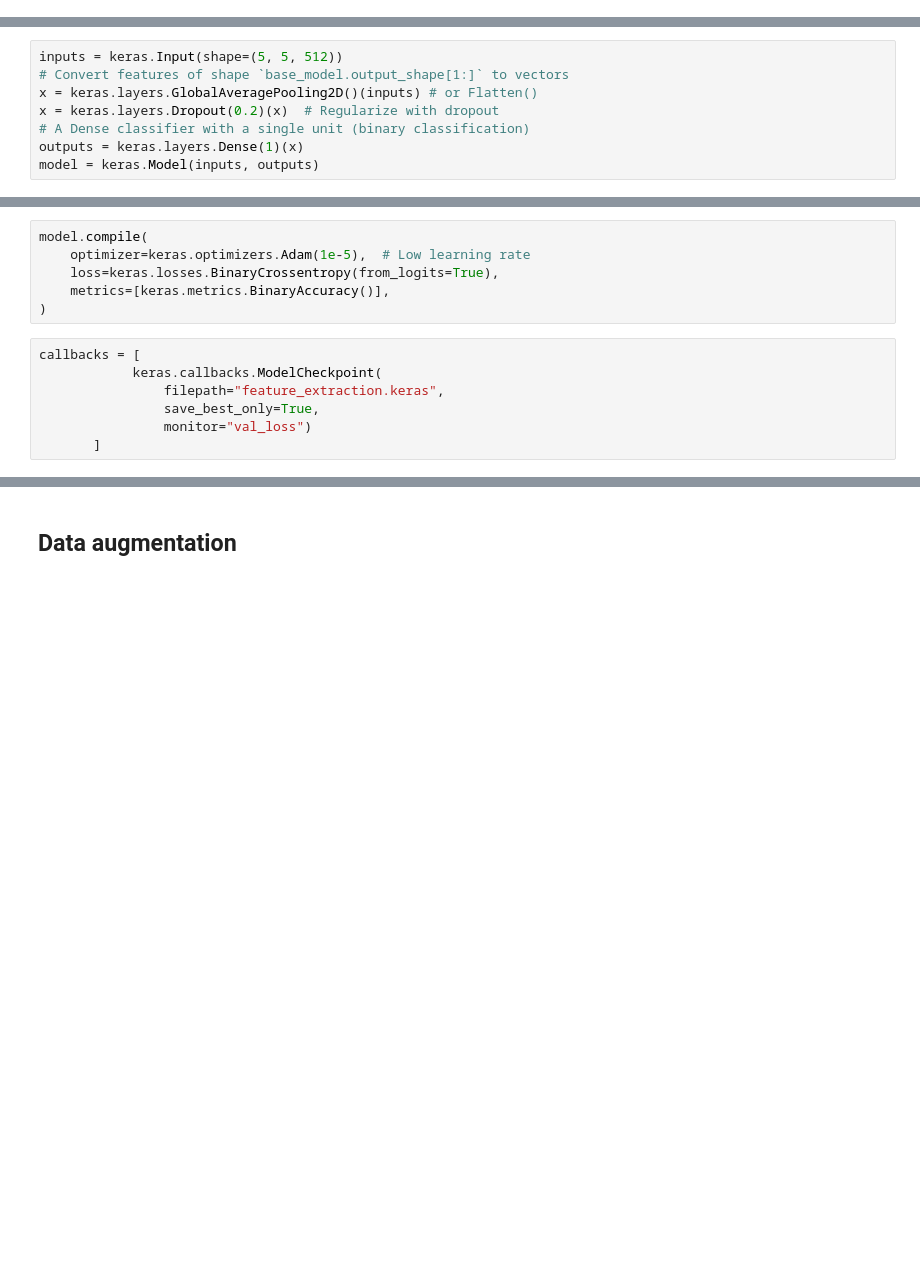
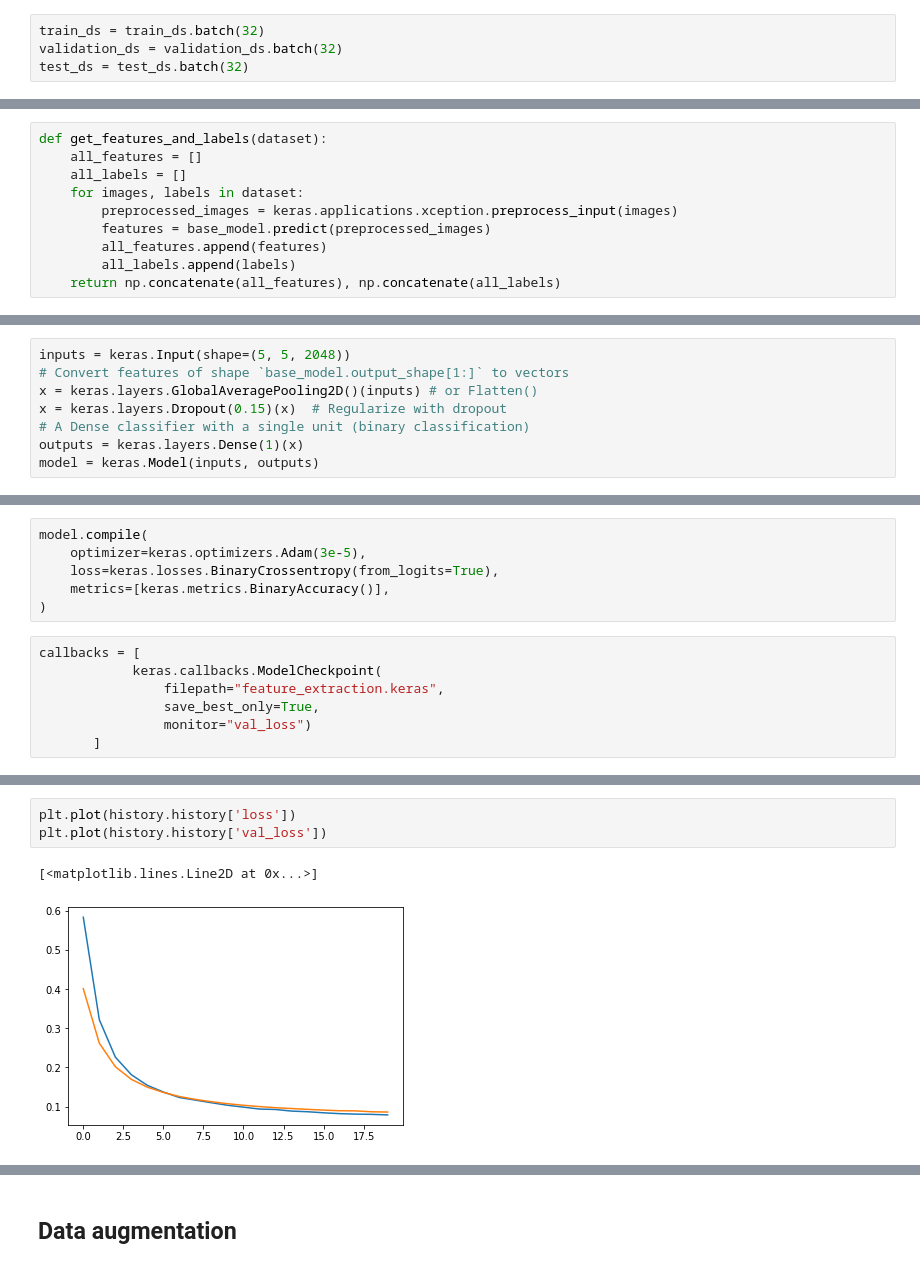
Before and after one commit to univai-community/cnns_and_tl, a Jupyter notebook: CVFineTuning.ipynb, the cells around one changed output, grey strips where cells are left out. Drawn from its saved outputs; the diff is of its cells as text; blank space fills up the shorter version.

````diff
--- a/CVFineTuning.ipynb
+++ b/CVFineTuning.ipynb
@@ -96,0 +96,4 @@ test_features, test_labels = get_features_and_labels(test_ds)
+# %%
+train_ds = train_ds.batch(32)
+validation_ds = validation_ds.batch(32)
+test_ds = test_ds.batch(32)
@@ -103,3 +120,13 @@ inputs = keras.Input(shape=(150, 150, 3))
 scale_layer = keras.layers.Rescaling(scale=1 / 127.5, offset=-1)
 x = scale_layer(inputs)
 ```
+# %%
+def get_features_and_labels(dataset):
+    all_features = []
+    all_labels = []
+    for images, labels in dataset:
+        preprocessed_images = keras.applications.xception.preprocess_input(images)
+        features = base_model.predict(preprocessed_images)
+        all_features.append(features)
+        all_labels.append(labels)
+    return np.concatenate(all_features), np.concatenate(all_labels)
@@ -106,8 +159,8 @@ x = scale_layer(inputs)
 # %%
-inputs = keras.Input(shape=(5, 5, 512))
+inputs = keras.Input(shape=(5, 5, 2048))
 # Convert features of shape `base_model.output_shape[1:]` to vectors
 x = keras.layers.GlobalAveragePooling2D()(inputs) # or Flatten()
-x = keras.layers.Dropout(0.2)(x)  # Regularize with dropout
+x = keras.layers.Dropout(0.15)(x)  # Regularize with dropout
 # A Dense classifier with a single unit (binary classification)
 outputs = keras.layers.Dense(1)(x)
 model = keras.Model(inputs, outputs)
@@ -116,6 +188,6 @@ model.summary()
 # %%
 model.compile(
-    optimizer=keras.optimizers.Adam(1e-5),  # Low learning rate
+    optimizer=keras.optimizers.Adam(3e-5),
     loss=keras.losses.BinaryCrossentropy(from_logits=True),
     metrics=[keras.metrics.BinaryAccuracy()],
 )
@@ -134,0 +225,6 @@ history = model.fit(
+# %%
+plt.plot(history.history['loss'])
+plt.plot(history.history['val_loss'])
+# %% [output]
+[<matplotlib.lines.Line2D at 0x...>]
+[figure, added]
````
Also changed, not shown: parts of 41 cells of this notebook.
